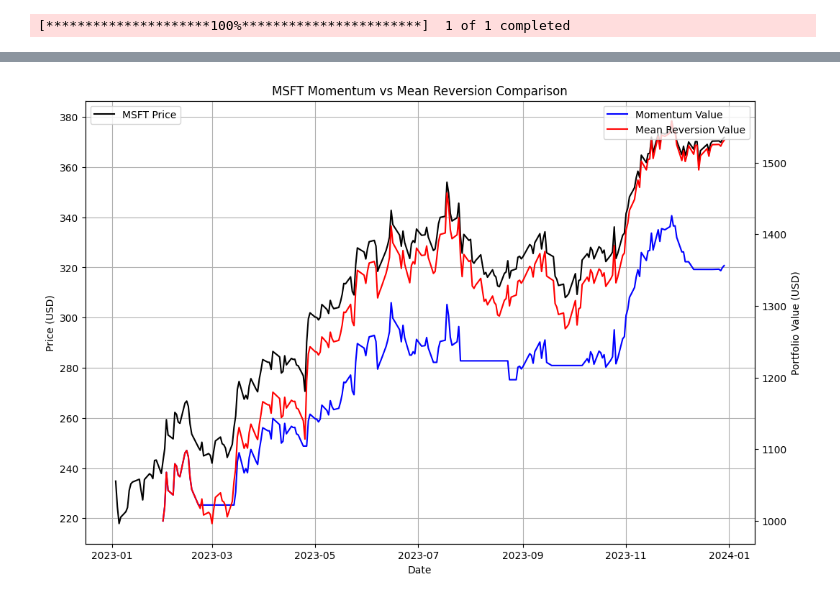
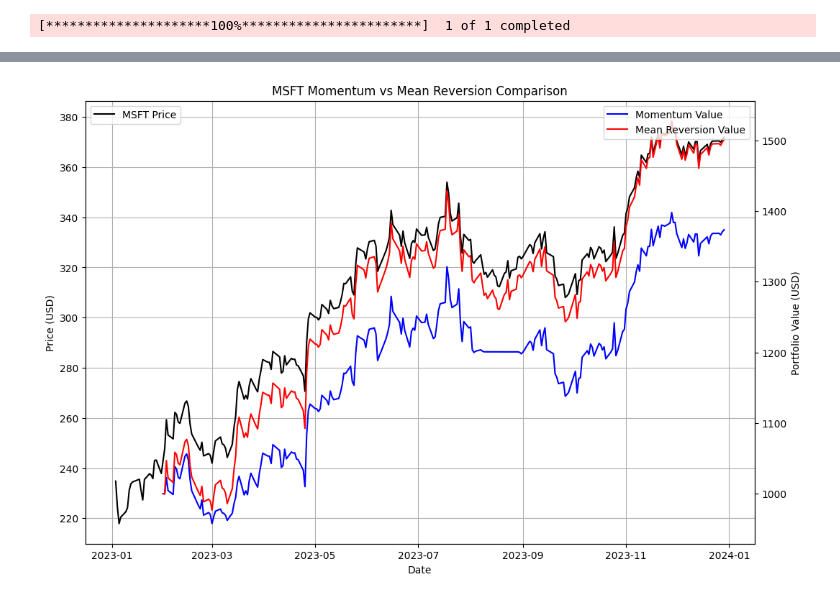
Before and after one commit to Preet523/Quant, a Jupyter notebook: Notebooks/mean-momentum.ipynb, the cells around one changed output, grey strips where cells are left out. Cells and saved outputs as stored; diff of their text form; code cells hidden in the pictures.

```diff
--- a/Notebooks/mean-momentum.ipynb
+++ b/Notebooks/mean-momentum.ipynb
@@ -22,19 +22,47 @@ def signals(data, code):
     data["std"] = data["Close"].rolling(window=20).std()
 
     data["Momentum_Signal"] = 0
-    data.loc[data["Close"] > data["std"] * data["SMA_20"], "Momentum_Signal"] = 1   # weak buy
-    data.loc[data["Close"] > 2 * data["std"] * data["SMA_20"], "Momentum_Signal"] = 2   # strong buy
-    data.loc[data["Close"] < data["std"] * data["SMA_20"], "Momentum_Signal"] = -1  # weak sell
-    data.loc[data["Close"] < 2 * data["std"] * data["SMA_20"], "Momentum_Signal"] = -2  # strong sell
-    data["Momentum_Confirmed_Signal"] = data["Momentum_Signal"][ # TODO change to accommodate different numbers, not just 0 and 1
-        (data["Momentum_Signal"] == data["Momentum_Signal"].shift(1)) & (data["Momentum_Signal"] != 0) # checks signal lasts at least 2 consecutive days, so less noise
-    ]
-    data["Momentum_Confirmed_Signal"] = data["Momentum_Confirmed_Signal"].fillna(0)
+    data["z_score"] = (data["Close"] - data["SMA_20"]) / data["std"]
+
+    data["Momentum_Signal"] = 0
+    data.loc[data["z_score"] > 2, "Momentum_Signal"] = 2 # strong buy
+    data.loc[(data["z_score"] > 1) & (data["z_score"] <= 2), "Momentum_Signal"] = 1 # weak buy
+    data.loc[(data["z_score"] < -1) & (data["z_score"] >= -2), "Momentum_Signal"] = -1 # weak sell
+    data.loc[data["z_score"] < -2, "Momentum_Signal"] = -2 # strong sell
+
+    # signal two days in a row
+    data["Momentum_Confirmed_Signal"] = 0
+
+    trending = (
+        (data["Momentum_Signal"] * data["Momentum_Signal"].shift(1) > 0) &
+        (data["Momentum_Signal"] != 0)
+    )
+    # if trending then choose lower value to be safe
+    data.loc[trending, "Momentum_Confirmed_Signal"] = data.loc[trending, "Momentum_Signal"].where(
+        abs(data["Momentum_Signal"]) <= abs(data["Momentum_Signal"].shift(1)),
+        data["Momentum_Signal"].shift(1)
+    )
+
+    data["Momentum_Confirmed_Signal"] = data["Momentum_Confirmed_Signal"].fillna(0).astype(int)
+
+
+    data["MeanReversion_Signal"] = 0
+    data.loc[data["Close"] < 1.2 * data["std"] * data["SMA_20"], "MeanReversion_Signal"] = 2
+    data.loc[(data["Close"] >= 1.2 * data["std"] * data["SMA_20"]) & (data["Close"] < 1.35 * data["std"] * data["SMA_20"]), "MeanReversion_Signal"] = 1
+    data.loc[(data["Close"] >= 1.35 * data["std"] * data["SMA_20"]) & (data["Close"] <= 1.5 * data["std"] * data["SMA_20"]), "MeanReversion_Signal"] = -1
+    data.loc[data["Close"] > 1.5 * data["std"] * data["SMA_20"], "MeanReversion_Signal"] = -2
+
+    # signal two days in a row
+    data["MeanReversion_Confirmed_Signal"] = (
+        (data["MeanReversion_Signal"] == data["MeanReversion_Signal"].shift(1)) & (data["MeanReversion_Signal"] != 0)
+    ) * data["MeanReversion_Signal"]
+
+    data["MeanReversion_Confirmed_Signal"] = data["MeanReversion_Confirmed_Signal"].fillna(0).astype(int)
 
     return data, code
 
+
 def backtestMomentum(data, code, currentCash=1000, transactionFee=0.001):
-    # if greater than sma buy and if less then sell.
     currentStocksBought = 0
     currentValue = currentCash
     peakValue = currentValue
@@ -48,11 +76,18 @@ def backtestMomentum(data, code, currentCash=1000, transactionFee=0.001):
 
         sma20 = row["SMA_20"]
         std = row["std"]
+        signal = row["Momentum_Confirmed_Signal"]
+
+        assetsValue = currentStocksBought * currentPrice
+        currentValue = assetsValue + currentCash
+        data.loc[date, "Momentum_Value"] = currentValue # momentum value is like "returns"
+        peakValue = max(peakValue, currentValue)
+        drawdown = (peakValue - currentValue) / peakValue
 
         if drawdown > 0.1: # blocks trades when losing
-          continue
+            continue
 
-        if currentPrice > 2 * std * sma20: # strong buy signal
+        if signal == 2: # strong buy signal
             if currentCash > 0:
                 amountToInvest = currentCash
                 currentCash -= amountToInvest * transactionFee
@@ -60,7 +95,7 @@ def backtestMomentum(data, code, currentCash=1000, transactionFee=0.001):
                 currentStocksBought += stocksToBuy
                 currentCash = 0
 
-        elif currentPrice > std * sma20: # weak buy
+        elif signal == 1: # weak buy
             if currentCash > 0:
                 amountToInvest = currentCash / 2
                 currentCash -= amountToInvest * transactionFee
@@ -68,35 +103,32 @@ def backtestMomentum(data, code, currentCash=1000, transactionFee=0.001):
                 currentStocksBought += stocksToBuy
                 currentCash -= amountToInvest
 
-        elif currentPrice < std * sma20: # weak sell
+        elif signal == -1: # weak sell
             if currentStocksBought > 0:
                 stocksToSell = currentStocksBought / 2
                 proceeds = stocksToSell * currentPrice * (1 - transactionFee)
                 currentCash += proceeds
                 currentStocksBought -= stocksToSell
 
-        elif currentPrice < 0.5 * std * sma20: # strong sell
+        elif signal == -2: # strong sell
             if currentStocksBought > 0:
                 proceeds = currentStocksBought * currentPrice * (1 - transactionFee)
                 currentCash += proceeds
                 currentStocksBought = 0
 
-
         assetsValue = currentStocksBought * currentPrice
         currentValue = assetsValue + currentCash
         data.loc[date, "Momentum_Value"] = currentValue # momentum value is like "returns"
-
         peakValue = max(peakValue, currentValue)
         drawdown = (peakValue - currentValue) / peakValue
 
     data["Momentum_Value"] = data["Momentum_Value"].astype(float)
     print(f"Final portfolio value: ${currentValue:.2f}")
-    metrics(data, "Momentum_Value")
+    metrics(data, "Momentum_Value", "Momentum")
 
     return data, code
 
 def backtestMeanReversion(data, code, currentCash=1000, transactionFee=0.001):
-    # if greater than 1.5std*sma then sell. if less than 1.5std*sma then buy (pairs std ratio?)
     initialCash = currentCash
     currentStocksBought = 0
     currentValue = currentCash
@@ -111,11 +143,18 @@ def backtestMeanReversion(data, code, currentCash=1000, transactionFee=0.001):
 
         sma20 = row["SMA_20"]
         std = row["std"]
+        signal = row["MeanReversion_Confirmed_Signal"]
+
+        assetsValue = currentStocksBought * currentPrice
+        currentValue = assetsValue + currentCash
+        data.loc[date, "MeanReversion_Value"] = currentValue
+        peakValue = max(peakValue, currentValue)
+        drawdown = (peakValue - currentValue) / peakValue
 
         if drawdown > 0.1:
-          continue
+            continue
 
-        if currentPrice < 1.5 * std * sma20: # strong buy
+        if signal == 2: # strong buy
             if currentCash > 0:
                 amountToInvest = currentCash
                 currentCash -= amountToInvest * transactionFee
@@ -123,7 +162,7 @@ def backtestMeanReversion(data, code, currentCash=1000, transactionFee=0.001):
                 currentStocksBought += stocksToBuy
                 currentCash = 0
 
-        elif currentPrice < 1.2 * std * sma20: # weak buy
+        elif signal == 1: # weak buy
             if currentCash > 0:
                 amountToInvest = currentCash / 2
                 currentCash -= amountToInvest * transactionFee
@@ -131,34 +170,32 @@ def backtestMeanReversion(data, code, currentCash=1000, transactionFee=0.001):
                 currentStocksBought += stocksToBuy
                 currentCash -= amountToInvest
 
-        elif currentPrice > 1.5 * std * sma20: # strong sell
+        elif signal == -2: # strong sell
             if currentStocksBought > 0:
                 proceeds = currentStocksBought * currentPrice * (1 - transactionFee)
                 currentCash += proceeds
                 currentStocksBought = 0
 
-        elif currentPrice > 1.2 * std * sma20: # weak sell
+        elif signal == -1: # weak sell
             if currentStocksBought > 0:
                 stocksToSell = currentStocksBought / 2
                 proceeds = stocksToSell * currentPrice * (1 - transactionFee)
                 currentCash += proceeds
                 currentStocksBought -= stocksToSell
 
-
         assetsValue = currentStocksBought * currentPrice
         currentValue = assetsValue + currentCash
-        data.loc[date, "MeanReversion_Value"] = currentValue
-
+        data.loc[date, "MeanReversion_Value"] = currentValue # momentum value is like "returns"
         peakValue = max(peakValue, currentValue)
         drawdown = (peakValue - currentValue) / peakValue
 
     data["MeanReversion_Value"] = data["MeanReversion_Value"].astype(float)
     print(f"Final portfolio value: ${currentValue:.2f}")
-    metrics(data, "MeanReversion_Value")
+    metrics(data, "MeanReversion_Value", "Mean Reversion")
 
     return data, code
 
-def metrics(data, column, initialCash=10000):
+def metrics(data, column, title, initialCash=10000):
     finalValue = data[column][-1]
     totalReturns = (finalValue - initialCash) / 100
 
@@ -172,13 +209,15 @@ def metrics(data, column, initialCash=10000):
     data['drawdown'] = data[column] / data['rollingMax'] - 1
     maxDrawdown = data['drawdown'].min()
 
+    print(title.upper() + ":")
     print(f"Total Returns: {totalReturns:.2f}")
     print(f"Sharpe Ratio: {sharpeRatio:.2f}")
     print(f"Max Drawdown: {maxDrawdown:.2f}")
+    print()
 
     return totalReturns, maxDrawdown, sharpeRatio
 
-def graph(data, code):#TODO
+def graph(data, code):
     fig, ax1 = plt.subplots(figsize=(12, 8))
 
     # plot first y-axis
@@ -217,2 +259,2 @@ Sharpe Ratio: 1.93
 Max Drawdown: -0.13
-[figure, old version]
+[figure, new version]
```
Also changed, not shown: parts of 2 cells of this notebook.
